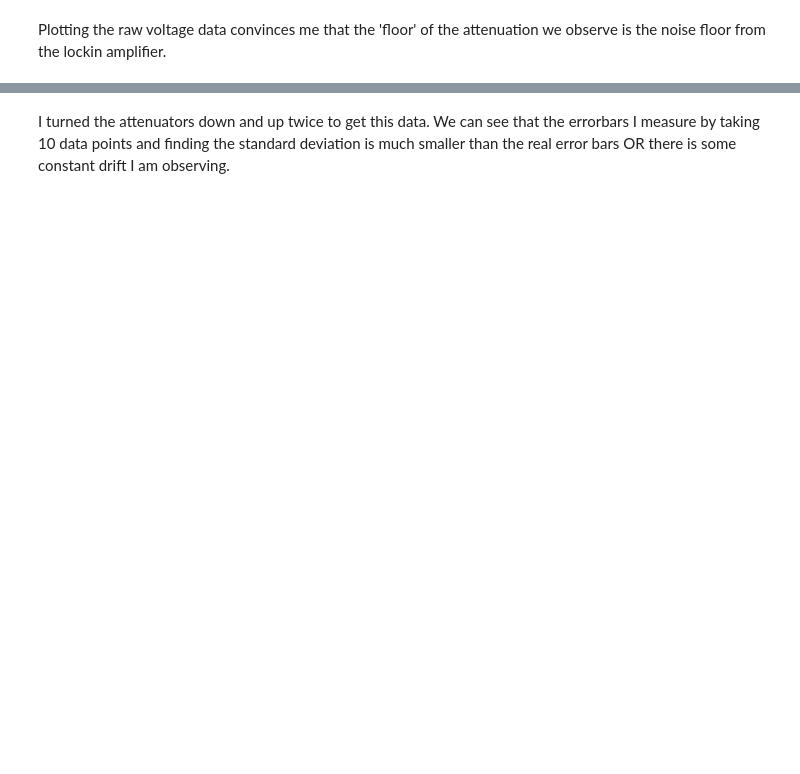
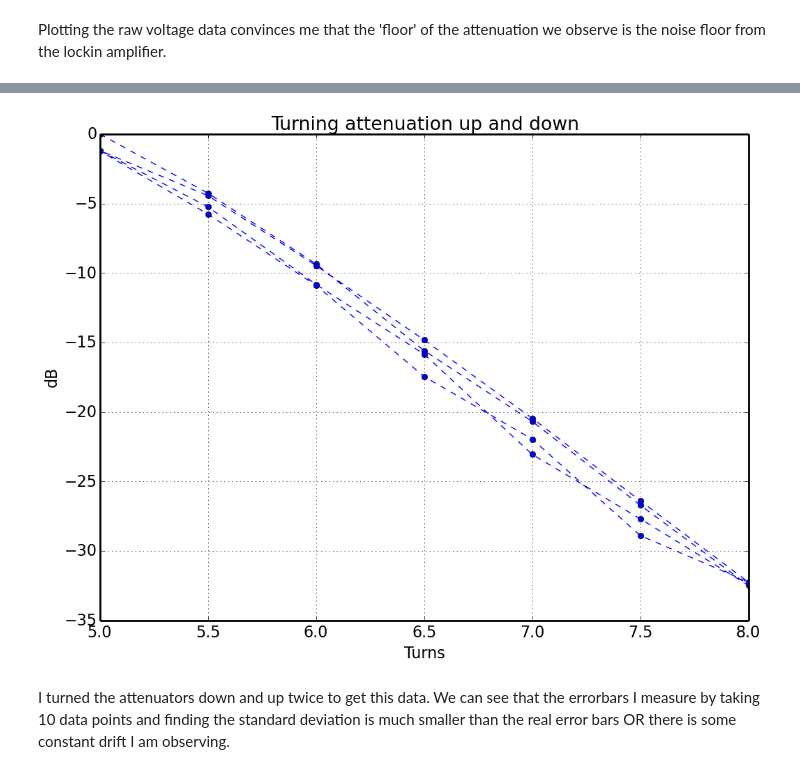
Before and after one commit to ColumbiaCMB/mmw-source, a Jupyter notebook: 2014-4-14_broadband_attenuation.ipynb, the cells around one changed output, grey strips where cells are left out. Cells and saved outputs as stored; diff of their text form; code cells hidden in the pictures; blank space fills up the shorter version.

```diff
--- a/2014-4-14_broadband_attenuation.ipynb
+++ b/2014-4-14_broadband_attenuation.ipynb
@@ -80,2 +82,12 @@ plot(updown.data['mickey_turns'],updown.db_list, '--o')
+# %%
+fig5=figure(5)
+ax51=fig5.add_subplot(111)
+ax51.set_ylabel('dB')
+ax51.set_xlabel('Turns')
+ax51.set_title('Turning attenuation up and down')
+ax51.plot(updown.data['mickey_turns'],updown.db_list, '--o')
+fig5.show()
+# %% [output]
+[figure, added]
 # %% [markdown]
 I turned the attenuators down and up twice to get this data. We can see that the errorbars I measure by taking 10 data points and finding the standard deviation is much smaller than the real error bars OR there is some constant drift I am observing.
```
Also changed, not shown: parts of 10 cells of this notebook, 1 other file.
